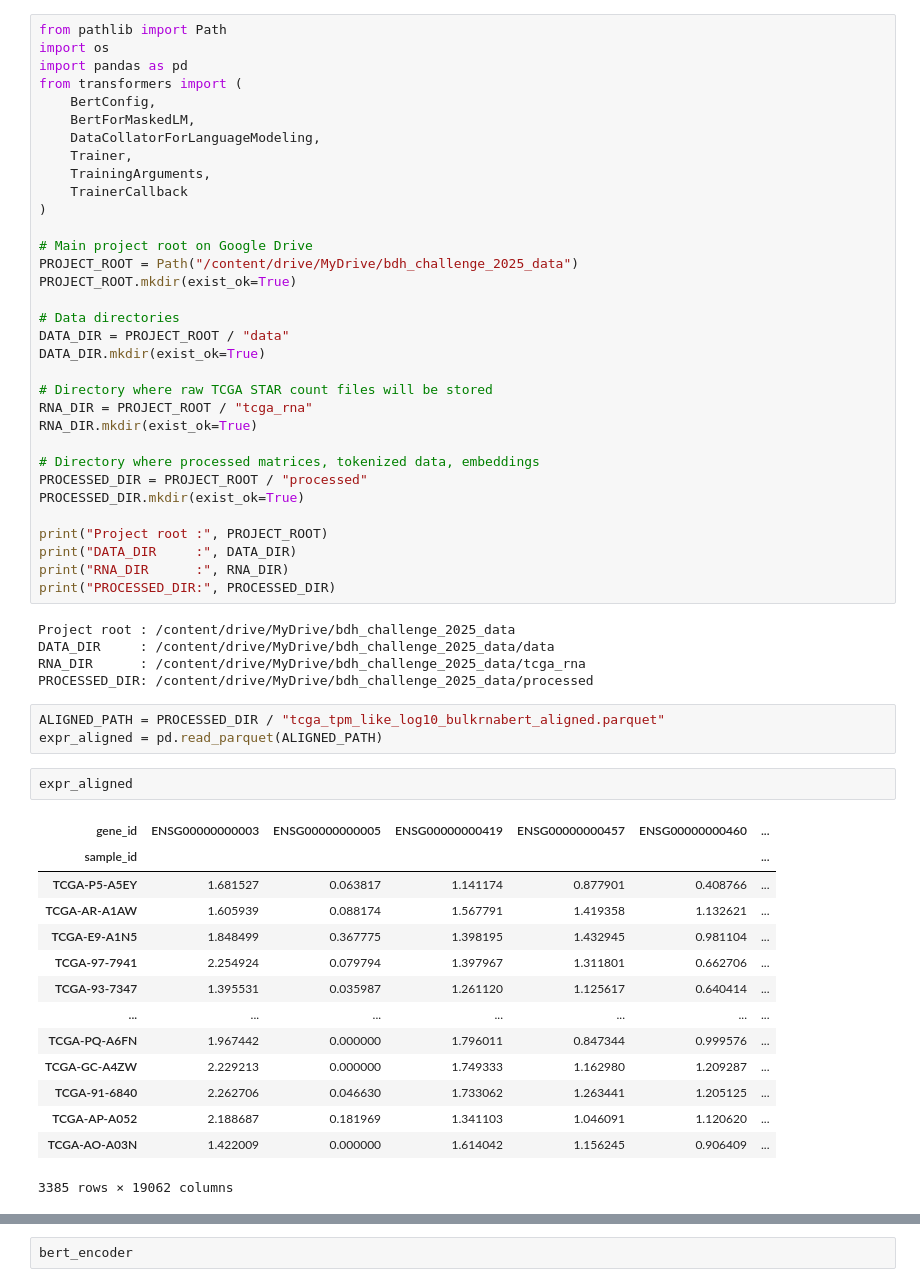
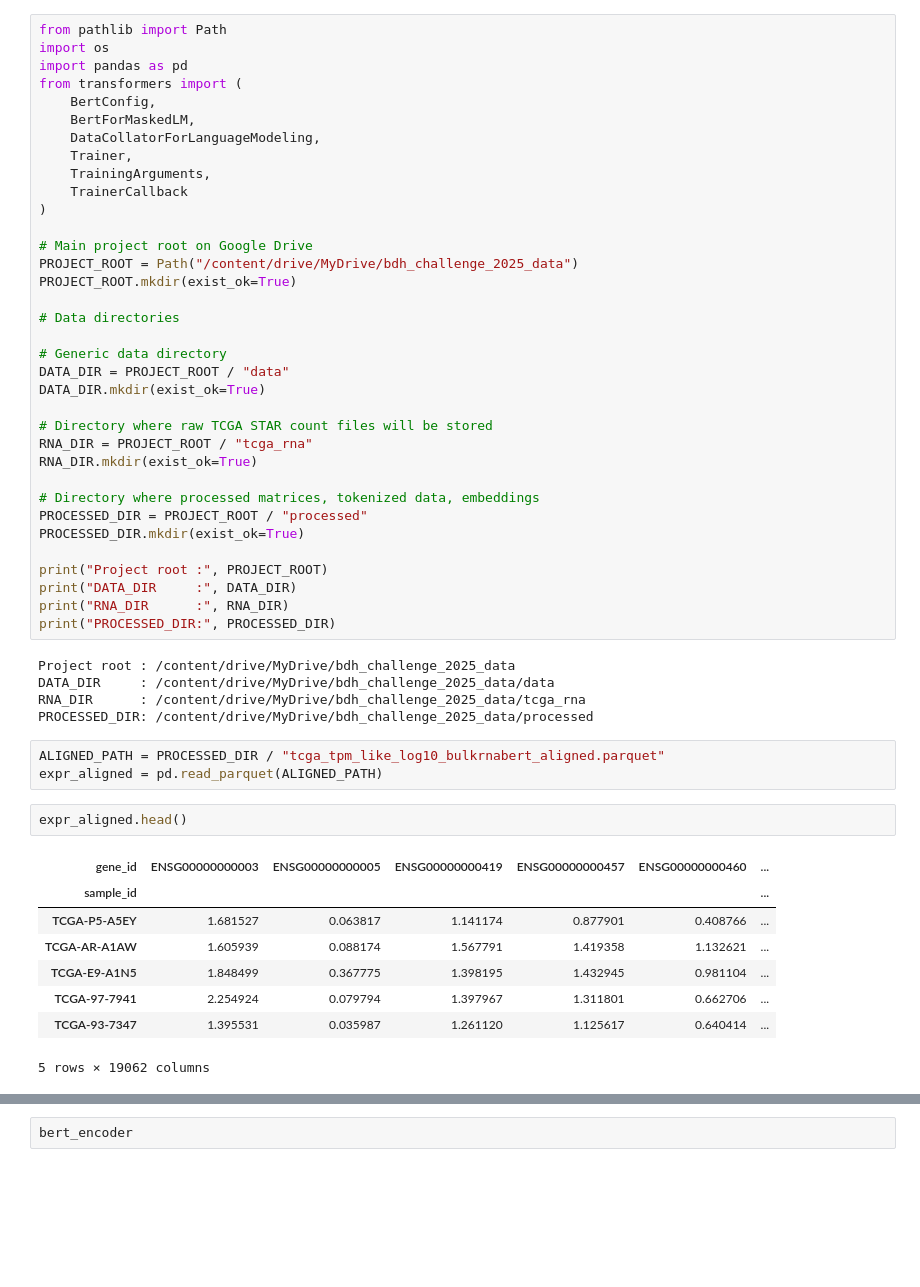
Before and after one commit to arionandrei2000/bdh_challenge_2025, a Jupyter notebook: notebooks/LLMPretraining.ipynb, the cells around one changed output, grey strips where cells are left out. Saved outputs shown, nothing was run; the diff lists cells and outputs as text; blank space fills up the shorter version.

```diff
--- a/notebooks/LLMPretraining.ipynb
+++ b/notebooks/LLMPretraining.ipynb
@@ -36,6 +39,8 @@ PROJECT_ROOT = Path("/content/drive/MyDrive/bdh_challenge_2025_data")
 PROJECT_ROOT.mkdir(exist_ok=True)
 
 # Data directories
+
+# Generic data directory
 DATA_DIR = PROJECT_ROOT / "data"
 DATA_DIR.mkdir(exist_ok=True)
 
@@ -60,22 +65,16 @@ PROCESSED_DIR: /content/drive/MyDrive/bdh_challenge_2025_data/processed
 ALIGNED_PATH = PROCESSED_DIR / "tcga_tpm_like_log10_bulkrnabert_aligned.parquet"
 expr_aligned = pd.read_parquet(ALIGNED_PATH)
 # %%
-expr_aligned
+expr_aligned.head()
 # %% [output]
 | gene_id | ENSG00000000003 | ENSG00000000005 | ENSG00000000419 | ENSG00000000457 | ENSG00000000460 | ... |
 | sample_id |  |  |  |  |  | ... |
 | TCGA-P5-A5EY | 1.681527 | 0.063817 | 1.141174 | 0.877901 | 0.408766 | ... |
 | TCGA-AR-A1AW | 1.605939 | 0.088174 | 1.567791 | 1.419358 | 1.132621 | ... |
 | TCGA-E9-A1N5 | 1.848499 | 0.367775 | 1.398195 | 1.432945 | 0.981104 | ... |
 | TCGA-97-7941 | 2.254924 | 0.079794 | 1.397967 | 1.311801 | 0.662706 | ... |
 | TCGA-93-7347 | 1.395531 | 0.035987 | 1.261120 | 1.125617 | 0.640414 | ... |
-| ... | ... | ... | ... | ... | ... | ... |
-| TCGA-PQ-A6FN | 1.967442 | 0.000000 | 1.796011 | 0.847344 | 0.999576 | ... |
-| TCGA-GC-A4ZW | 2.229213 | 0.000000 | 1.749333 | 1.162980 | 1.209287 | ... |
-| TCGA-91-6840 | 2.262706 | 0.046630 | 1.733062 | 1.263441 | 1.205125 | ... |
-| TCGA-AP-A052 | 2.188687 | 0.181969 | 1.341103 | 1.046091 | 1.120620 | ... |
-| TCGA-AO-A03N | 1.422009 | 0.000000 | 1.614042 | 1.156245 | 0.906409 | ... |
-3385 rows × 19062 columns
+5 rows × 19062 columns
 # %%
 import torch
 import torch.nn as nn
```
Also changed, not shown: parts of 13 cells of this notebook.
